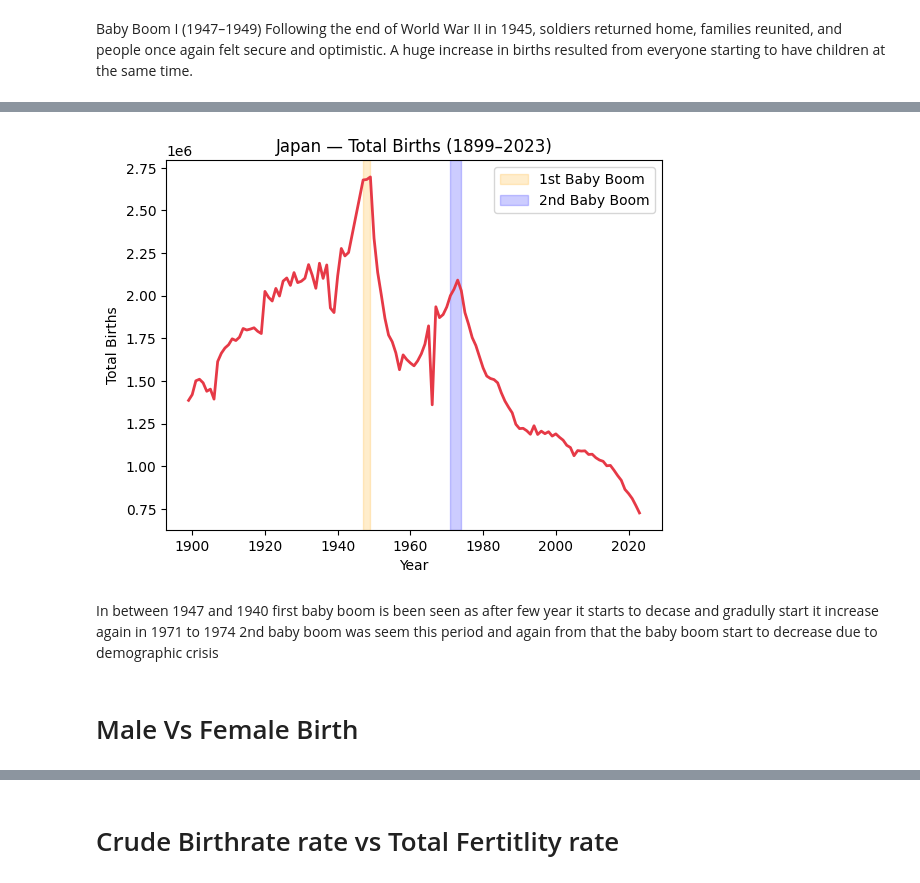
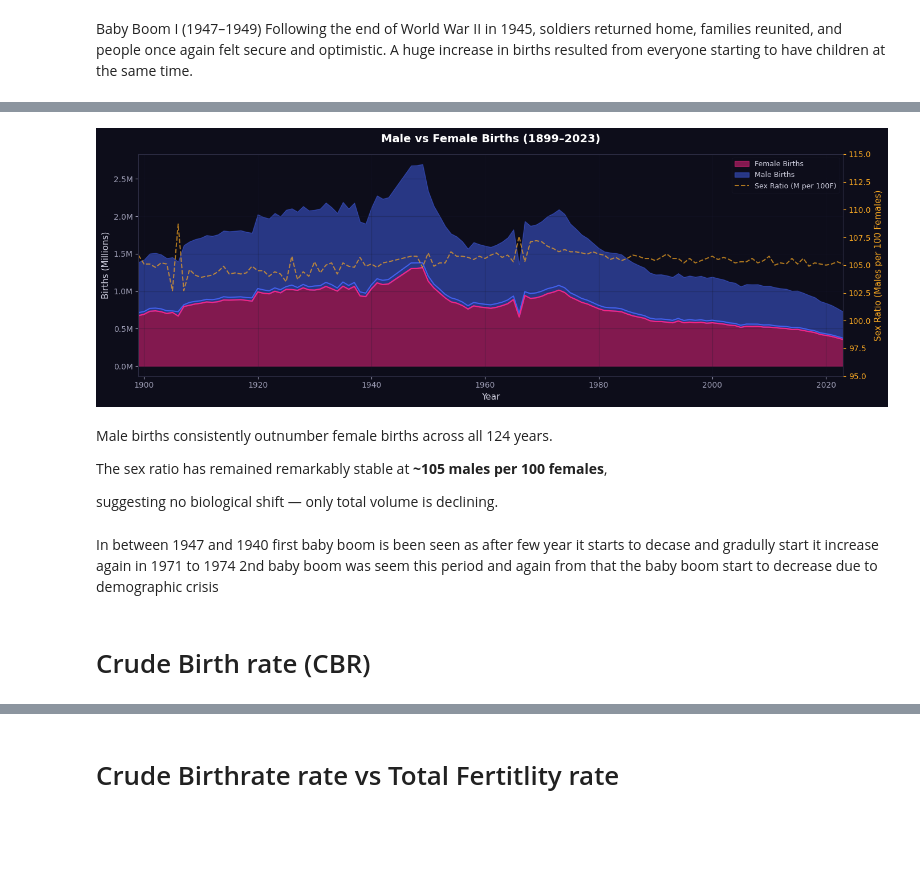
Before and after one commit to suzzzel5/Japan-Birth-Statistics-1899-2023-, a Jupyter notebook: notebooks/01_data_exploration.ipynb, the cells around one changed output, grey strips where cells are left out. Drawn from its saved outputs; the diff is of its cells as text; code cells hidden in the pictures; blank space fills up the shorter version.

```diff
--- a/notebooks/01_data_exploration.ipynb
+++ b/notebooks/01_data_exploration.ipynb
@@ -342,25 +407,55 @@ df.to_csv("../data/backup_japan.csv")
 # %%
-fig, ax = plt.subplots()
+# Male Vs Female Births over the time periods
+fig, ax = plt.subplots(figsize=(14, 5))
 
-# line
-ax.plot(df['year'], df['total_births'], color='#e63946', linewidth=2)
+# Stacked area
+ax.fill_between(df['year'], df['female_births'] / 1e6,
+                alpha=0.5, color=C['pink'], label='Female Births')
+ax.fill_between(df['year'], df['female_births'] / 1e6,
+                df['total_births'] / 1e6,
+                alpha=0.5, color=C['blue'], label='Male Births')
 
-# shading baby boom periods using axvspan
-ax.axvspan(1947, 1949, alpha=0.2, color='orange', label='1st Baby Boom')
-ax.axvspan(1971, 1974, alpha=0.2, color='blue',   label='2nd Baby Boom')
+# Lines on top
+ax.plot(df['year'], df['male_births'] / 1e6,
+        color=C['blue'], linewidth=1.5)
+ax.plot(df['year'], df['female_births'] / 1e6,
+        color=C['pink'], linewidth=1.5)
 
-# labels
-ax.set_title('Japan — Total Births (1899–2023)')
-ax.set_xlabel('Year')
-ax.set_ylabel('Total Births')
-ax.legend()
-plt.savefig("../plots/02_total_births_babyboom")
+# Sex ratio on second axis
+ax2 = ax.twinx()
+ax2.set_facecolor('#0d0d1a')
+ax2.plot(df['year'], df['sex_ratio_at_birth'],
+                color=C['gold'], linewidth=1.5, linestyle='--',
+                alpha=0.7, label='Sex Ratio (M per 100F)')
+ax2.set_ylabel("Sex Ratio (Males per 100 Females)", color=C['gold'])
+ax2.tick_params(axis='y', colors=C['gold'])
+ax2.set_ylim(95, 115)
+
+# Combine legends
+lines1, labels1 = ax.get_legend_handles_labels()
+lines2, labels2 = ax2.get_legend_handles_labels()
+ax.legend(lines1 + lines2, labels1 + labels2, loc='upper right')
+
+ax.set_title("Male vs Female Births (1899–2023)", fontweight='bold', pad=15)
+ax.set_xlabel("Year")
+ax.set_ylabel("Births (Millions)")
+ax.yaxis.set_major_formatter(mticker.FuncFormatter(lambda x, _: f'{x:.1f}M'))
+ax.set_xlim(1899, 2023)
+ax.grid(True, alpha=0.3)
+plt.tight_layout()
+plt.savefig('../reports/03_male_female_births.png', dpi=150, bbox_inches='tight', facecolor='#0d0d1a')
 plt.show()
 # %% [output]
-[figure, old version]
+[figure, new version]
+# %% [markdown]
+ Male births consistently outnumber female births across all 124 years.
+
+ The sex ratio has remained remarkably stable at **~105 males per 100 females**,
+
+ suggesting no biological shift — only total volume is declining.
 # %% [markdown]
 In between 1947 and 1940 first baby boom is been seen as after few year it starts to decase and gradully start it increase again in 1971 to 1974 2nd baby boom was seem this period and again from that the baby boom start to decrease due to demographic crisis
 # %% [markdown]
-# Male Vs Female Birth
+# Crude Birth rate (CBR)
 # %%
 # Birth rate of Male and Female birth rate
```
Also changed, not shown: parts of 23 cells of this notebook, 9 other files.
